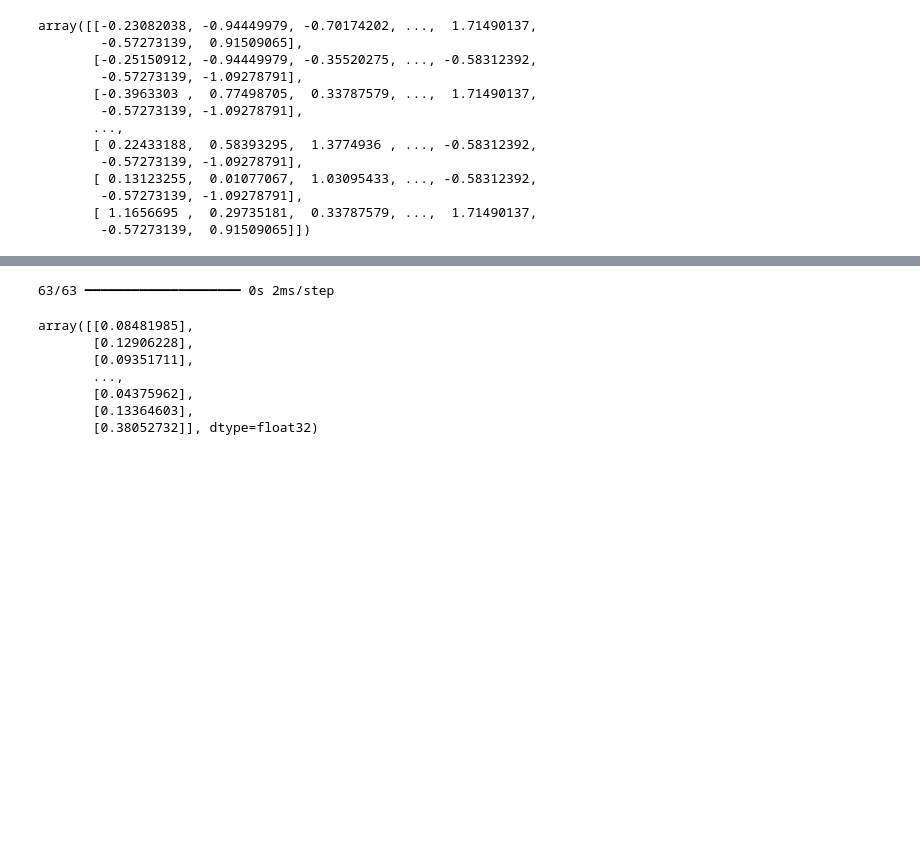
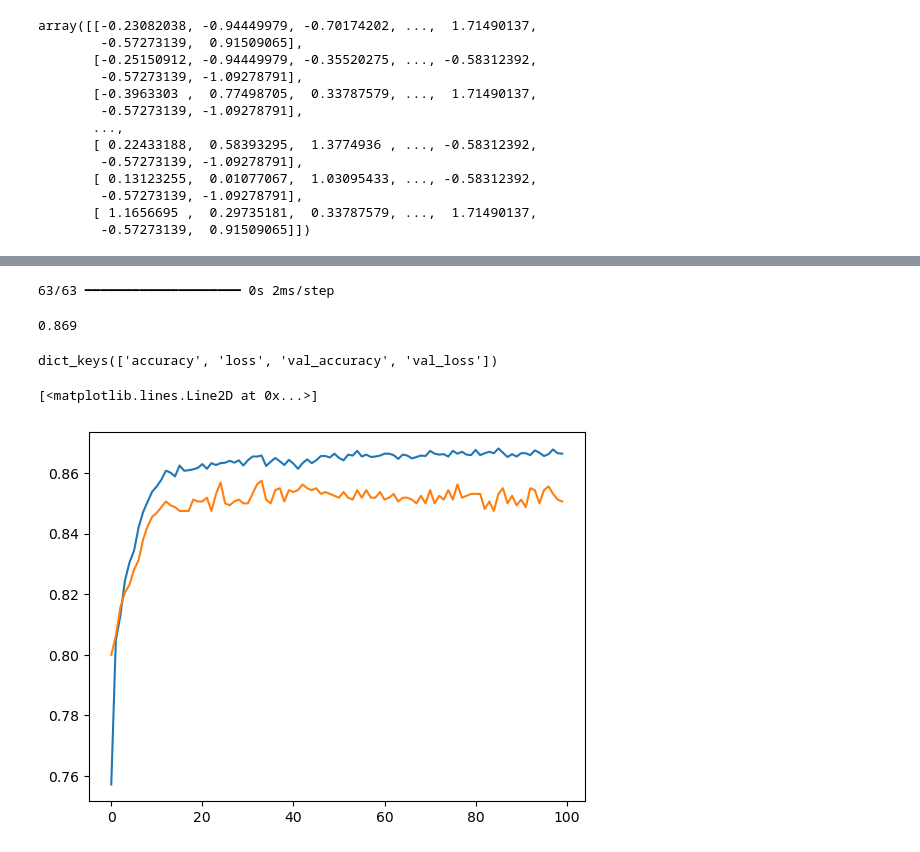
Before and after one commit to sanjogbhalla16/DL-CampusX, a Jupyter notebook: Day5-Credit-Card-Churn-Prediction-ANN-CampusX.ipynb, the cells around one changed output, grey strips where cells are left out. Saved outputs shown, nothing was run; the diff lists cells and outputs as text; code cells hidden in the pictures; blank space fills up the shorter version.

```diff
--- a/Day5-Credit-Card-Churn-Prediction-ANN-CampusX.ipynb
+++ b/Day5-Credit-Card-Churn-Prediction-ANN-CampusX.ipynb
@@ -242,5 +218,9 @@ model = Sequential()
 # %%
-model.add(Dense(3,activation='sigmoid',input_dim = 11)) # Input Layer + 1st Hidden Layer
+# We will make Sequential Models
+
+model = Sequential()
+model.add(Dense(11,activation='relu',input_dim = 11)) # Input Layer + 1st Hidden Layer
+model.add(Dense(11,activation='relu'))
 model.add(Dense(1,activation='sigmoid')) # Output Layer
 # %%
 model.summary()
@@ -258,7 +240,7 @@ Model: "sequential"
  Non-trainable params: 0 (0.00 B)
 # %%
 # Model Compilation Stage - You tell what loss function to use, what optimizer for Gradient Descent to use and what metrics to monitor
-model.compile(loss='binary_crossentropy', optimizer='adam')
+model.compile(loss='binary_crossentropy', optimizer='adam',metrics=['accuracy'])
 # %%
-model.fit(X_train_scaled,y_train,epochs=10) #train the Neural Network
+history = model.fit(X_train_scaled,y_train,epochs=100,validation_split=0.2) #train the Neural Network
 # %% [output]
@@ -308,11 +319,5 @@ model.layers[1].get_weights()
 # %%
-model.predict(X_test_scaled)
+y_log = model.predict(X_test_scaled) # Due to Sigmoid Activation Function, all outputs will be between 0 and 1 not 0 or 1
+# So we will set a threshold of 0.5 to classify them into 0 and 1
 # %% [output]
 63/63 ━━━━━━━━━━━━━━━━━━━━ 0s 2ms/step
-array([[0.08481985],
-       [0.12906228],
-       [0.09351711],
-       ...,
-       [0.04375962],
-       [0.13364603],
-       [0.38052732]], dtype=float32)
@@ -318,0 +326,15 @@ array([[0.08481985],
+# %%
+from sklearn.metrics import accuracy_score
+accuracy_score(y_test,y_pred)
+# %% [output]
+0.869
+# %%
+history.history.keys()
+# %% [output]
+dict_keys(['accuracy', 'loss', 'val_accuracy', 'val_loss'])
+# %%
+plt.plot(history.history['accuracy'])
+plt.plot(history.history['val_accuracy'])
+# %% [output]
+[<matplotlib.lines.Line2D at 0x...>]
+[figure, added]
```
Also changed, not shown: parts of 9 cells of this notebook.
